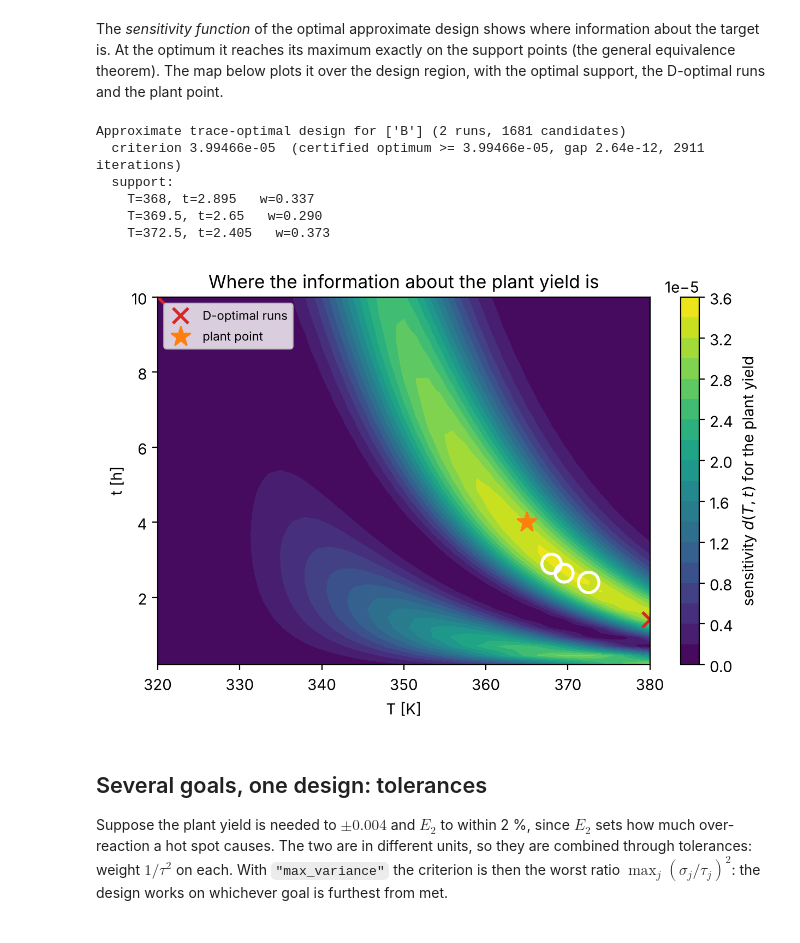
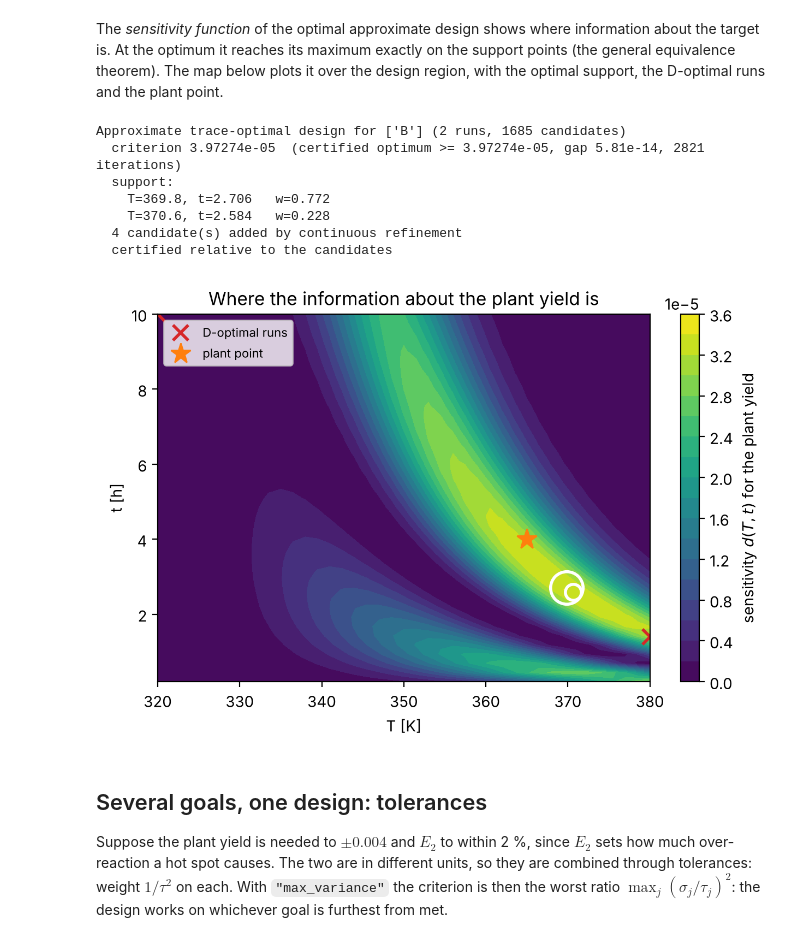
Before and after one commit to jkitchin/discopt-doe, a Jupyter notebook: docs/notebooks/targeted-design-example.ipynb, the cells around one changed output. Drawn from its saved outputs; the diff is of its cells as text; code cells hidden in the pictures.

```diff
--- a/docs/notebooks/targeted-design-example.ipynb
+++ b/docs/notebooks/targeted-design-example.ipynb
@@ -197,36 +197,38 @@ plant point.
 # %%
 approx = approximate_targeted_design(
     experiment, guess, yield_at_plant, design_bounds=bounds, n_runs=2,
     prior_fim=prior, n_candidates=1681,
 )
 print(approx.summary())
 
-Ts = np.array([c["T"] for c in approx.candidates])
-ts = np.array([c["t"] for c in approx.candidates])
-n = int(np.sqrt(len(Ts)))
+n = 41  # the 41 x 41 grid; candidates after it were added by refinement
+Ts = np.array([c["T"] for c in approx.candidates[: n * n]])
+ts = np.array([c["t"] for c in approx.candidates[: n * n]])
 fig, ax = plt.subplots(figsize=(6.4, 4.4))
 cs = ax.contourf(
-    Ts.reshape(n, n), ts.reshape(n, n), approx.sensitivity.reshape(n, n), levels=20, cmap="viridis"
+    Ts.reshape(n, n), ts.reshape(n, n), approx.sensitivity[: n * n].reshape(n, n), levels=20,
+    cmap="viridis",
 )
 fig.colorbar(cs, label="sensitivity $d(T, t)$ for the plant yield")
 for point, w in approx.support():
     ax.plot(point["T"], point["t"], "o", ms=6 + 20 * w, mfc="none", mec="white", mew=2)
 ax.plot(*zip(*[(d["T"], d["t"]) for d in designs["D-optimal"]]), "x", c="tab:red", ms=10, mew=2,
         label="D-optimal runs")
 ax.plot(plant["T"], plant["t"], "*", c="tab:orange", ms=14, label="plant point")
 ax.set_xlabel("T [K]")
 ax.set_ylabel("t [h]")
 ax.legend(loc="upper left", fontsize=8)
 ax.set_title("Where the information about the plant yield is")
 plt.tight_layout()
 # %% [output]
-Approximate trace-optimal design for ['B'] (2 runs, 1681 candidates)
-  criterion 3.99466e-05  (certified optimum >= 3.99466e-05, gap 2.64e-12, 2911 iterations)
+Approximate trace-optimal design for ['B'] (2 runs, 1685 candidates)
+  criterion 3.97274e-05  (certified optimum >= 3.97274e-05, gap 5.81e-14, 2821 iterations)
   support:
-    T=368, t=2.895   w=0.337
-    T=369.5, t=2.65   w=0.290
-    T=372.5, t=2.405   w=0.373
+    T=369.8, t=2.706   w=0.772
+    T=370.6, t=2.584   w=0.228
+  4 candidate(s) added by continuous refinement
+  certified relative to the candidates
-[figure, old version]
+[figure, new version]
 # %% [markdown]
 ## Several goals, one design: tolerances
 
```
Also changed, not shown: parts of 3 cells of this notebook, 11 other files.
